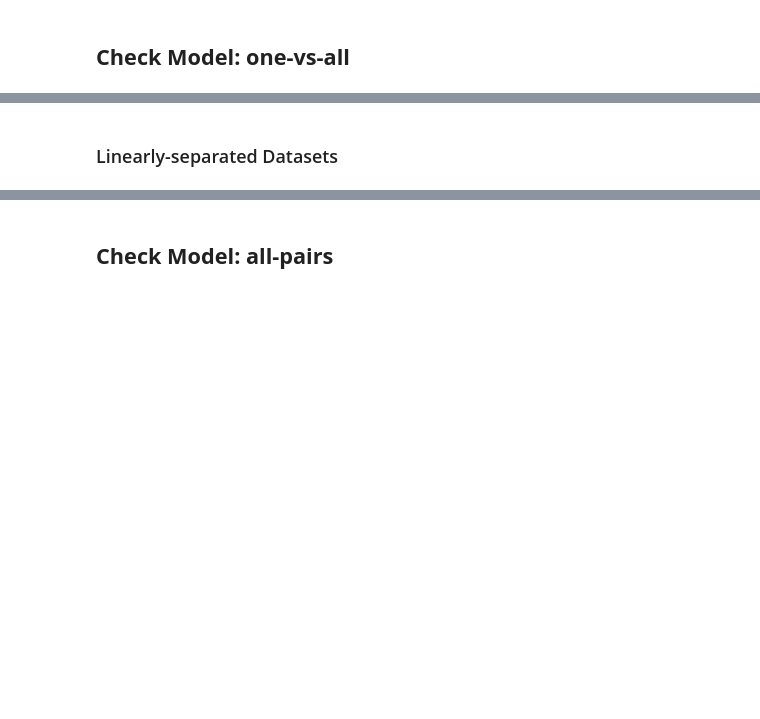
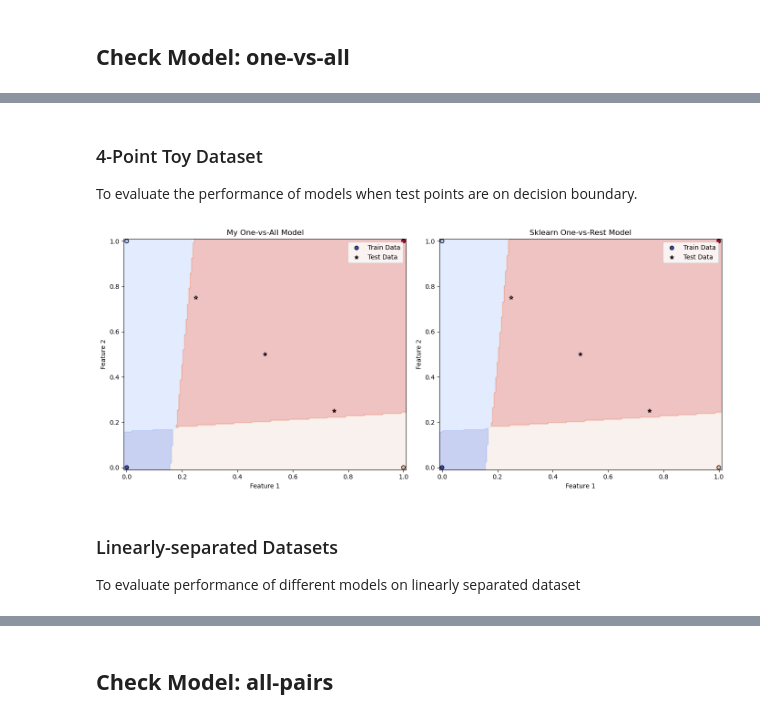
Before and after one commit to hyukahn16/data2060-final-project, a Jupyter notebook: src/project.ipynb, the cells around one changed output, grey strips where cells are left out. Saved outputs shown, nothing was run; the diff lists cells and outputs as text; code cells hidden in the pictures; blank space fills up the shorter version.

```diff
--- a/src/project.ipynb
+++ b/src/project.ipynb
@@ -360,9 +333,9 @@ class OnevsAll:
 
         return predictions
 
-    def accuracy(self, preds, Y):
-        correct_preds = Y == preds
-        return np.sum(correct_preds) / Y.shape[0]
+    def accuracy(self, X, Y):
+        predictions = self.predict(X)
+        return np.mean(predictions == Y)
 # %% [markdown]
 ## **Model: all-pairs**
 # %%
@@ -678,11 +603,14 @@ We can't reproduce the results when the dimension of the feature space is high
 # %%
 import numpy as np
 import matplotlib.pyplot as plt
-from sklearn.datasets import make_classification
-from sklearn.linear_model import LogisticRegression
 from sklearn.multiclass import OneVsRestClassifier
+# Testing models using OneVsRestClassifier from Scikit-learn (2024)
 
 def CheckPlot_OnevsAll(X_train, Y_train, X_test, Y_test, lr, num_epochs):
+    '''
+    helper function for visualizing the differences of our OnevsAll model
+    and OneVsRestClassifier from sklearn.
+    '''
     X_train_bias = np.c_[X_train, np.ones(X_train.shape[0])]
     X_test_bias = np.c_[X_test, np.ones(X_test.shape[0])]
 
@@ -807,5 +758,25 @@ print('Differences', np.sum(np.abs(np.array(predictions)-sklearn_predictions)))
+# %% [markdown]
+### 4-Point Toy Dataset
+
+To evaluate the performance of models when test points are on decision boundary.
+# %%
+import numpy as np
+
+np.random.seed(0)
+
+X7_train = np.array([[0,0],[0,1],[1,0],[1,1]])
+Y7_train = np.array([0,1,2,3])
+X7_test = np.array([[0.5,0.5],[0.75,0.25],[0.25,0.75]])
+Y7_test = np.array([0, 2, 1])
+
+#check
+CheckPlot_OnevsAll(X7_train, Y7_train, X7_test, Y7_test, lr=0.01, num_epochs=100)
+# %% [output]
+[figure, added]
 # %% [markdown]
 ### Linearly-separated Datasets
+
+To evaluate performance of different models on linearly separated dataset
 # %%
 import numpy as np
 
```
Also changed, not shown: parts of 37 cells of this notebook, 1 other file.
